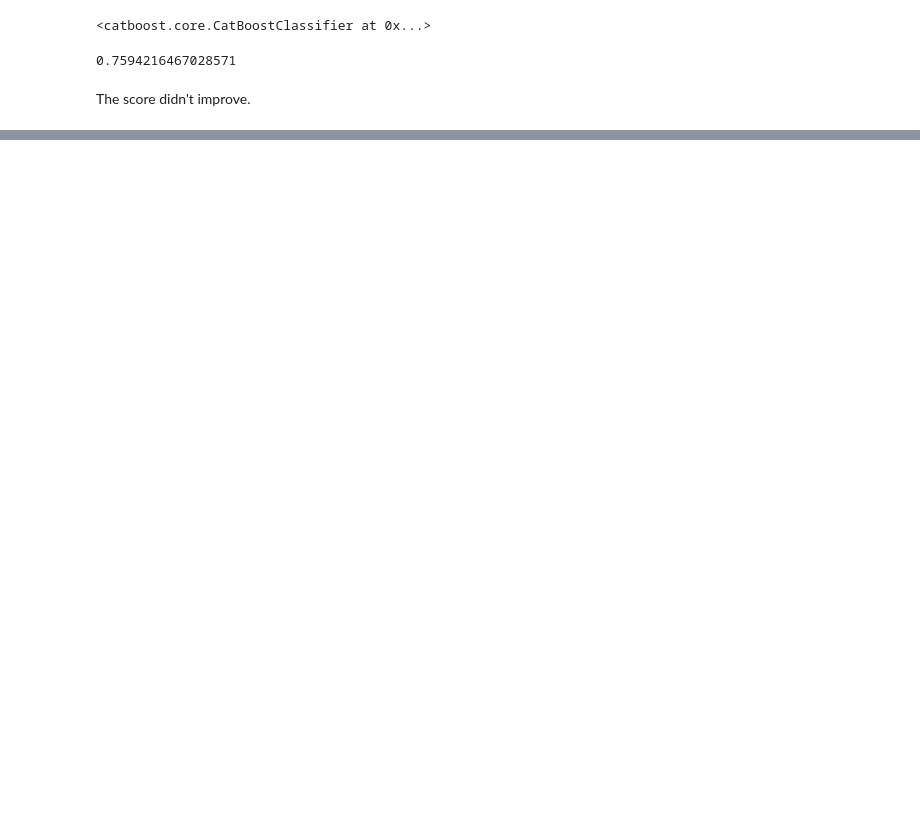
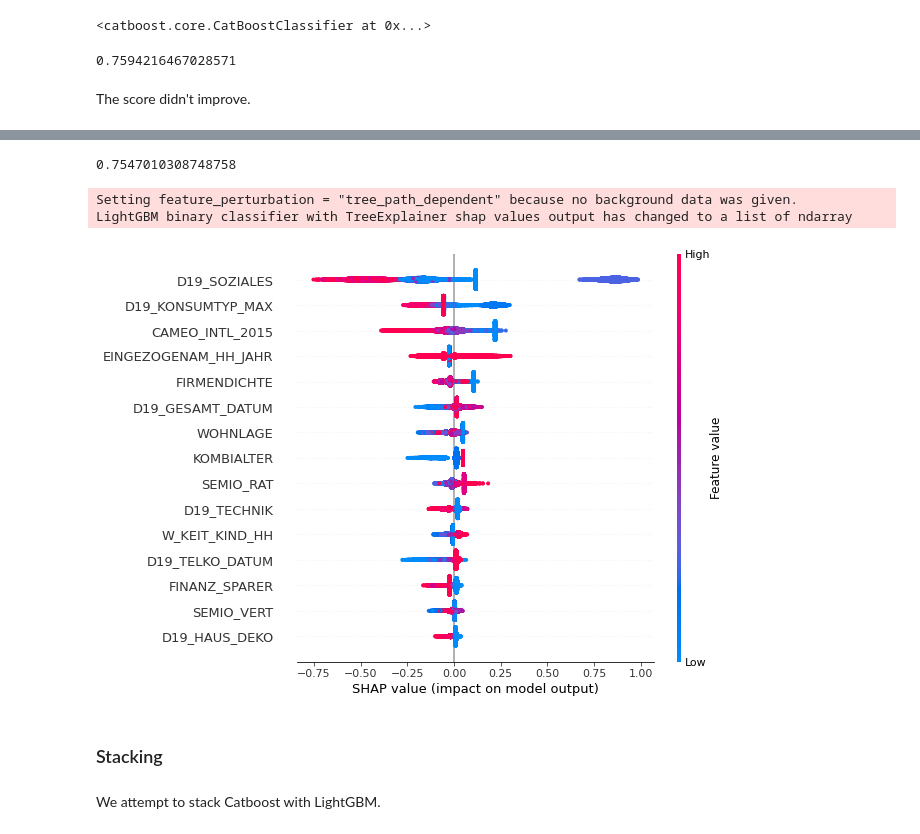
Before and after one commit to efonda/Customer-segmentation-Arvato, a Jupyter notebook: capstone-arvato.ipynb, the cells around one changed output, grey strips where cells are left out. Cells and saved outputs as stored; diff of their text form; code cells hidden in the pictures; blank space fills up the shorter version.

Commit message:
Added LightGBM model and stacked it with Catboost

```diff
--- a/capstone-arvato.ipynb
+++ b/capstone-arvato.ipynb
@@ -1384,0 +1391,25 @@ The score didn't improve.
+# %%
+parameters = {
+    'application': 'binary',
+    'objective': 'binary',
+    'metric': 'binary_logloss',
+    'is_unbalance': 'true',
+    'sub_feature': 0.5,
+    'num_leaves': 10,
+    'sub_features':0.5,
+    'min_data': 50,
+    'max_depth': 500,
+    'feature_fraction': 0.5,
+    'bagging_fraction': 0.5,
+    'bagging_freq': 20,
+    'learning_rate': 0.0001,
+}
+# %%
+d_train = lgb.Dataset(X_train, label=y_train, categorical_feature='auto')
+d_val = lgb.Dataset(X_validation, label=y_validation, categorical_feature='auto')
+# %%
+clf = lgb.train(parameters,
+                       d_train,
+                       valid_sets=d_val,
+                       num_boost_round=500,
+                       early_stopping_rounds=100)
@@ -1384,0 +1434,19 @@ The score didn't improve.
+# %%
+y_pred_lgbm=clf.predict(X_validation)
+roc_auc = roc_auc_score(y_validation, y_pred_lgbm)
+roc_auc
+# %% [output]
+0.7547010308748758
+# %%
+shap_values = shap.TreeExplainer(clf).shap_values(X_train)
+# %% [output]
+Setting feature_perturbation = "tree_path_dependent" because no background data was given.
+LightGBM binary classifier with TreeExplainer shap values output has changed to a list of ndarray
+# %%
+shap.summary_plot(shap_values[1], X_train)
+# %% [output]
+[figure, added]
+# %% [markdown]
+### Stacking
+# %% [markdown]
+We attempt to stack Catboost with LightGBM.
```
Also changed, not shown: parts of 17 cells of this notebook.
